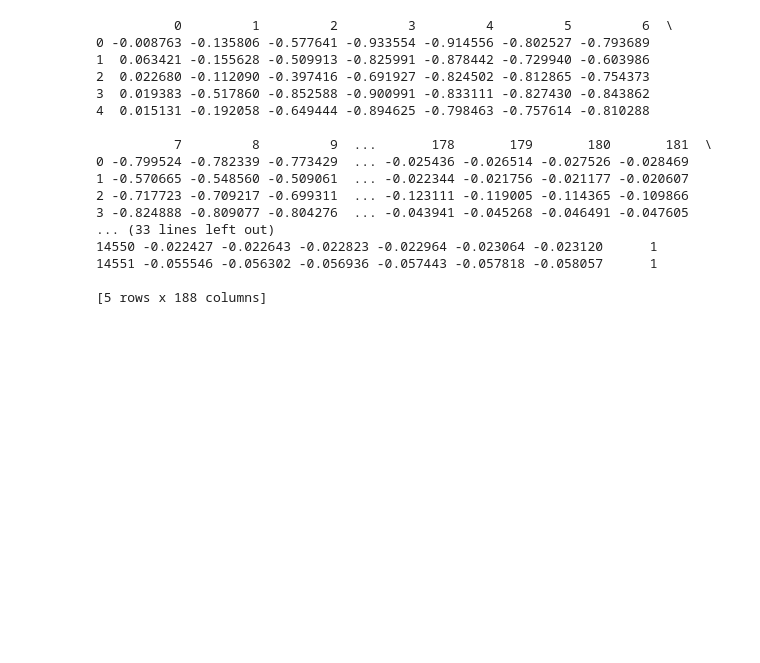
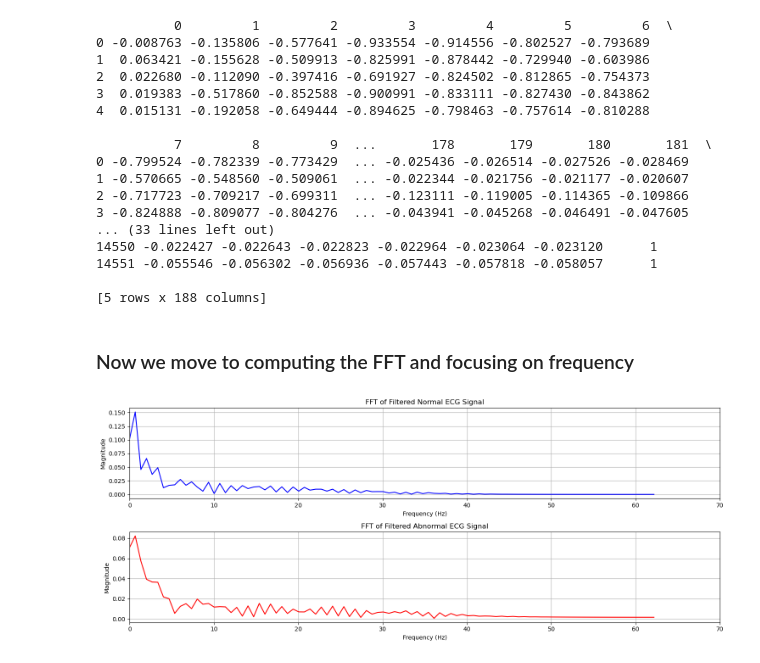
Before and after one commit to Ahmedayaz1210/Ecg-Iot-Monitoring, a Jupyter notebook: backend/notebooks/signalProcessing.ipynb, the cells around one changed output. Drawn from its saved outputs; the diff is of its cells as text; code cells hidden in the pictures; blank space fills up the shorter version.

Commit message:
Implemented FFT algorithm on signals

```diff
--- a/backend/notebooks/signalProcessing.ipynb
+++ b/backend/notebooks/signalProcessing.ipynb
@@ -150,3 +150,49 @@ print(filtered_signals.tail())
 14551 -0.055546 -0.056302 -0.056936 -0.057443 -0.057818 -0.058057      1
 
 [5 rows x 188 columns]
+# %% [markdown]
+### Now we move to computing the FFT and focusing on frequency
+# %%
+def apply_fft(signal, fs=125):
+    n = len(signal)  # Length of the signal
+    fft_result = fft(signal)  # Compute the FFT
+    freq = fftfreq(n, 1/fs)  # Frequency bins
+    #magnitude
+    magnitude = np.abs(fft_result) / n  # Normalize the FFT result
+    return freq, magnitude
+# %%
+fft_filtered_signals_normal = filtered_signals.iloc[0:1, :-1].values.flatten()
+freq_normal, magnitude_normal = apply_fft(fft_filtered_signals_normal)
+fft_filtered_signals_abnormal = filtered_signals.iloc[14000:14001, :-1].values.flatten()
+freq_abnormal, magnitude_abnormal = apply_fft(fft_filtered_signals_abnormal)
+
+positive_mask_normal = freq_normal >= 0
+positive_freq_normal = freq_normal[positive_mask_normal]
+positive_magnitude_normal = magnitude_normal[positive_mask_normal]
+
+positive_mask_abnormal = freq_abnormal >= 0
+positive_freq_abnormal = freq_abnormal[positive_mask_abnormal]
+positive_magnitude_abnormal = magnitude_abnormal[positive_mask_abnormal]
+# %%
+plt.figure(figsize=(15, 6))
+
+plt.subplot(2, 1, 1)
+plt.plot(positive_freq_normal, positive_magnitude_normal, 'b-')
+plt.title('FFT of Filtered Normal ECG Signal')
+plt.xlabel('Frequency (Hz)')
+plt.ylabel('Magnitude')
+plt.grid(True)
+plt.xlim(0, 70)  # Limit x-axis to 50Hz
+
+
+plt.subplot(2, 1, 2)
+plt.plot(positive_freq_abnormal, positive_magnitude_abnormal, 'r-')
+plt.title('FFT of Filtered Abnormal ECG Signal')
+plt.xlabel('Frequency (Hz)')
+plt.ylabel('Magnitude')
+plt.grid(True)
+plt.xlim(0, 70)  # Limit x-axis to 50Hz
+plt.tight_layout()
+plt.show()
+# %% [output]
+[figure, added]
```
